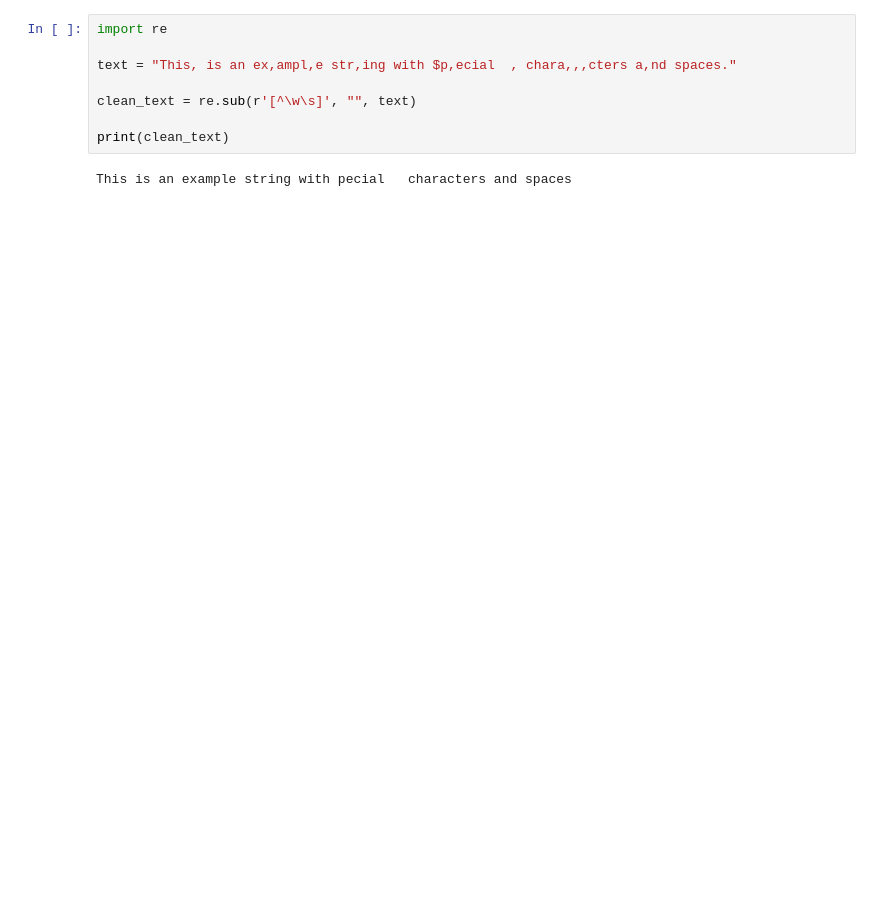
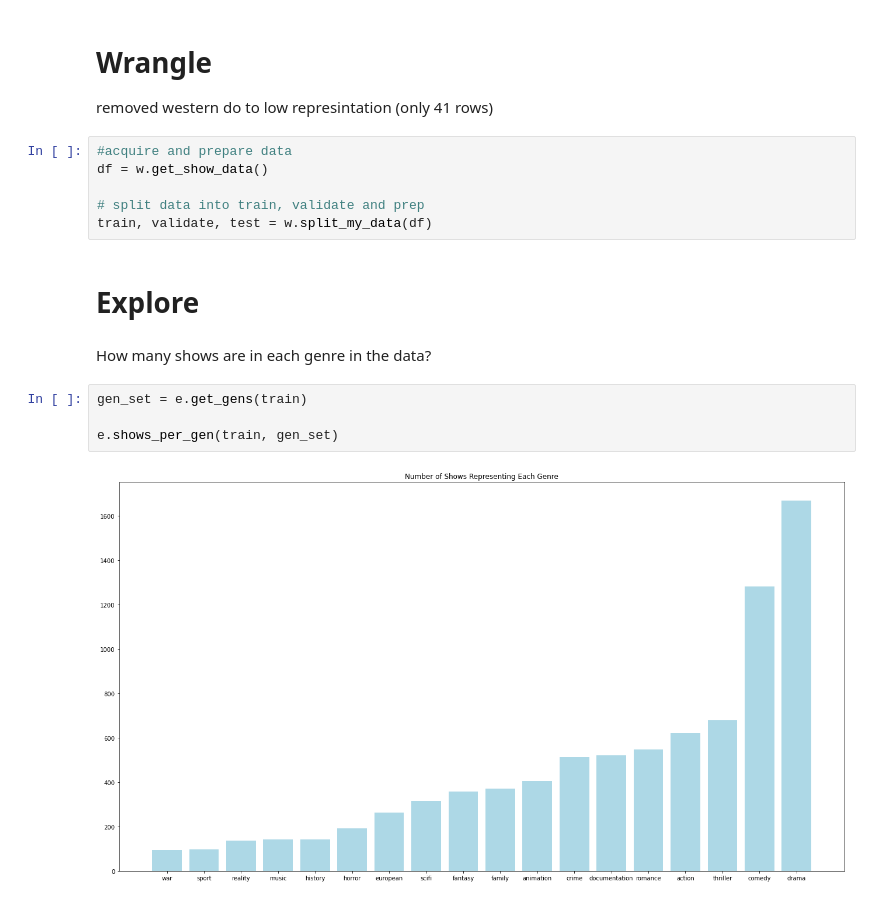
Before and after one commit to Johndsalas/netflix_genre_labeler, a Jupyter notebook: main.ipynb, the cells around one changed output. Cells and saved outputs as stored; diff of their text form; blank space fills up the shorter version.

Commit message:
Did some exploration and chose a test case

```diff
--- a/main.ipynb
+++ b/main.ipynb
@@ -178,10 +28,20 @@ df.sample(10)
-# %%
-import re
-
-text = "This, is an ex,ampl,e str,ing with $p,ecial  , chara,,,cters a,nd spaces."
-
-clean_text = re.sub(r'[^\w\s]', "", text)
-
-print(clean_text)
-# %% [output]
-This is an example string with pecial   characters and spaces
+# %% [markdown]
+# Wrangle
+
+removed western do to low represintation (only 41 rows)
+# %%
+#acquire and prepare data
+df = w.get_show_data()
+
+# split data into train, validate and prep
+train, validate, test = w.split_my_data(df)
+# %% [markdown]
+# Explore
+# %% [markdown]
+How many shows are in each genre in the data?
+# %%
+gen_set = e.get_gens(train)
+
+e.shows_per_gen(train, gen_set)
+# %% [output]
+[figure, added]
```
Also changed, not shown: parts of 14 cells of this notebook, 2 other files.
